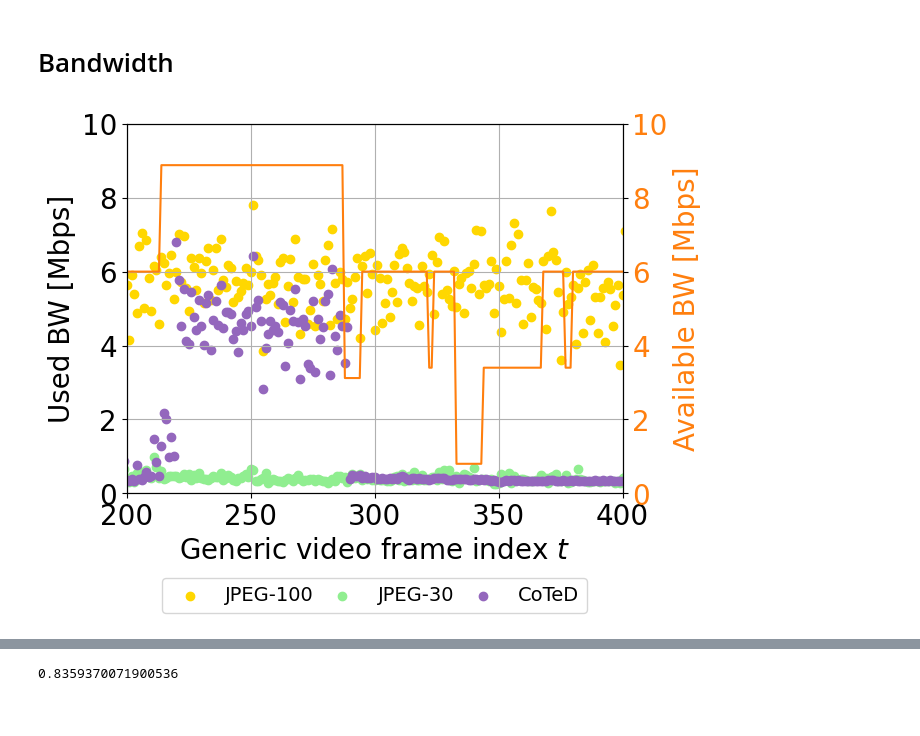
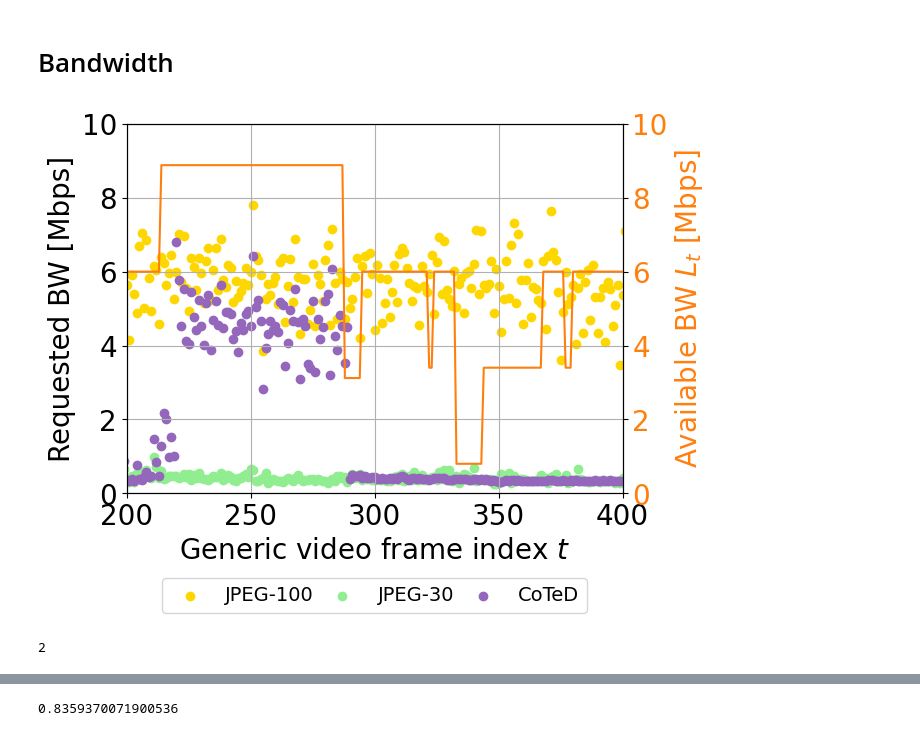
Before and after one commit to Rexyyj/split_DNN_framework, a Jupyter notebook: dynamic_framework_v2/plots/map_drop_journal_compare.ipynb, the cells around one changed output, grey strips where cells are left out. Saved outputs shown, nothing was run; the diff lists cells and outputs as text; code cells hidden in the pictures.

```diff
--- a/dynamic_framework_v2/plots/map_drop_journal_compare.ipynb
+++ b/dynamic_framework_v2/plots/map_drop_journal_compare.ipynb
@@ -236,33 +211,33 @@ fig, ax1 = plt.subplots()
 # for i in range(len(feasibility)):
 #     if feasibility[i] == 1:
 #         plt.axvspan(i, i+1, facecolor='tab:green', alpha=0.3)
 #     else:
 #         plt.axvspan(i, i+1, facecolor='tab:pink', alpha=0.3)
 
 # ax1.plot(cha_df["frame_id"].to_numpy(),cha_df["bandwidth"]/1e6,color="tab:orange",label="Available")
 
 ax1.scatter(static_cha_df["frame_id"].to_numpy(),static_cha_df["consumed_bw"]/1e6,color="gold",label="JPEG-100")
 ax1.scatter(static_cha_df["frame_id"].to_numpy(),static_low_cha_df["consumed_bw"]/1e6,color="lightgreen",label="JPEG-30")
 ax1.scatter(cha_df["frame_id"].to_numpy(),cha_df["consumed_bw"]/1e6,color="tab:purple",label="CoTeD")
 # plt.plot(static_cha_df["frame_id"].to_numpy(),(static_cha_df["datasize_real"]*8)/(1e6*0.01),color="tab:blue",label="Static")
 
 ax2 = ax1.twinx()
 color = 'tab:orange'
-ax2.set_ylabel('Available BW [Mbps]', color=color)  # we already handled the x-label with ax1
+ax2.set_ylabel('Available BW $L_t$ [Mbps]', color=color)  # we already handled the x-label with ax1
 ax2.plot(map_df["frame_id"].to_numpy(),map_df["bandwidth"].to_numpy()/1e6, color=color)
 ax2.tick_params(axis='y', labelcolor=color)
 
 ax1.set_xlim([200,400])
 ax1.set_ylim([0,10])
 ax2.set_ylim([0,10])
 ax1.legend(ncol=3,loc='lower center', bbox_to_anchor=(0.5, -0.35),fontsize=14,columnspacing=0.5 )
 ax1.grid()
 ax1.set_xlabel("Generic video frame index $t$")
-ax1.set_ylabel("Used BW [Mbps]")
+ax1.set_ylabel("Requested BW [Mbps]")
 
 
 
 # plt.autoscale(axis="x",tight=True)
 plt.savefig("../figures/bandwidth_compare.pdf", bbox_inches='tight')
 # %% [output]
-[figure, old version]
+[figure, new version]
@@ -268,0 +250,4 @@ plt.savefig("../figures/bandwidth_compare.pdf", bbox_inches='tight')
+# %%
+counter
+# %% [output]
+2
```
Also changed, not shown: parts of 18 cells of this notebook, 11 other files.
